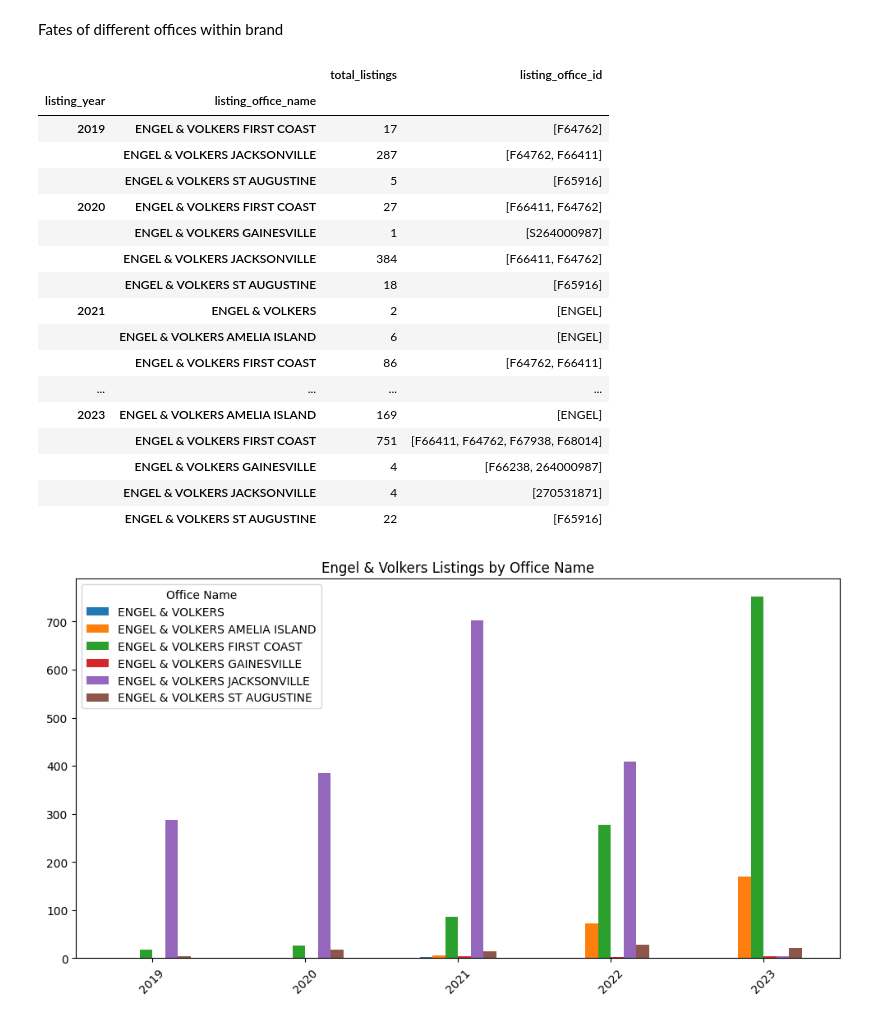
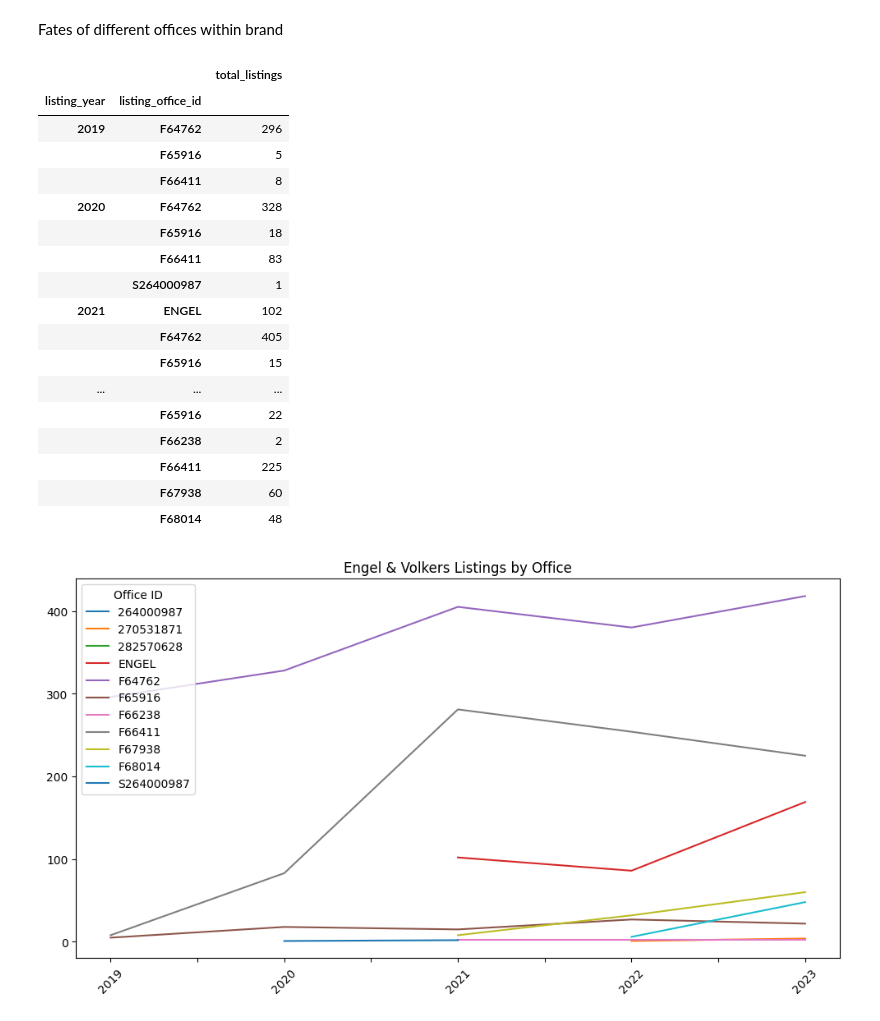
Before and after one commit to altos-research/housingwire-cl, a Jupyter notebook: Jacksonville/MoreEDA.ipynb, the cells around one changed output. Saved outputs shown, nothing was run; the diff lists cells and outputs as text; code cells hidden in the pictures.

```diff
--- a/Jacksonville/MoreEDA.ipynb
+++ b/Jacksonville/MoreEDA.ipynb
@@ -157,39 +163,39 @@ ev = ev.loc[ev.geographic=='Jacksonville, FL']
 ev['listing_office_name'] = ev.listing_office_name.str.upper().str.strip()
 ev = ev.loc[ev.listing_office_name.isin(offices)]
 ev.reset_index(inplace=True, drop=True)
-ev = ev[['listing_year', 'listing_office_name', 'total_listings', 'listing_office_id']].groupby(['listing_year', 'listing_office_name']).agg({'total_listings':'sum', 'listing_office_id':'unique'})
+ev = ev[['listing_year', 'total_listings', 'listing_office_id']].groupby(['listing_year', 'listing_office_id']).sum()
 ev
 # %% [output]
-|  |  | total_listings | listing_office_id |
-| listing_year | listing_office_name |  |  |
-| 2019 | ENGEL & VOLKERS FIRST COAST | 17 | [F64762] |
-|  | ENGEL & VOLKERS JACKSONVILLE | 287 | [F64762, F66411] |
-|  | ENGEL & VOLKERS ST AUGUSTINE | 5 | [F65916] |
-| 2020 | ENGEL & VOLKERS FIRST COAST | 27 | [F66411, F64762] |
-|  | ENGEL & VOLKERS GAINESVILLE | 1 | [S264000987] |
-|  | ENGEL & VOLKERS JACKSONVILLE | 384 | [F66411, F64762] |
-|  | ENGEL & VOLKERS ST AUGUSTINE | 18 | [F65916] |
-| 2021 | ENGEL & VOLKERS | 2 | [ENGEL] |
-|  | ENGEL & VOLKERS AMELIA ISLAND | 6 | [ENGEL] |
-|  | ENGEL & VOLKERS FIRST COAST | 86 | [F64762, F66411] |
-| ... | ... | ... | ... |
-| 2023 | ENGEL & VOLKERS AMELIA ISLAND | 169 | [ENGEL] |
-|  | ENGEL & VOLKERS FIRST COAST | 751 | [F66411, F64762, F67938, F68014] |
-|  | ENGEL & VOLKERS GAINESVILLE | 4 | [F66238, 264000987] |
-|  | ENGEL & VOLKERS JACKSONVILLE | 4 | [270531871] |
-|  | ENGEL & VOLKERS ST AUGUSTINE | 22 | [F65916] |
+|  |  | total_listings |
+| listing_year | listing_office_id |  |
+| 2019 | F64762 | 296 |
+|  | F65916 | 5 |
+|  | F66411 | 8 |
+| 2020 | F64762 | 328 |
+|  | F65916 | 18 |
+|  | F66411 | 83 |
+|  | S264000987 | 1 |
+| 2021 | ENGEL | 102 |
+|  | F64762 | 405 |
+|  | F65916 | 15 |
+| ... | ... | ... |
+|  | F65916 | 22 |
+|  | F66238 | 2 |
+|  | F66411 | 225 |
+|  | F67938 | 60 |
+|  | F68014 | 48 |
 # %%
 forPlt = ev.reset_index()
 forPlt.columns.name = None
 forPlt['listing_year'] = forPlt.listing_year.astype('str')
-forPlt.rename(columns={'listing_office_name':'Office Name'}, inplace=True)
-forPlt.drop(columns='listing_office_id', inplace=True)
-_ = forPlt.pivot(columns='Office Name', index='listing_year', values='total_listings').plot(
-    title='Engel & Volkers Listings by Office Name',
+forPlt.rename(columns={'listing_office_id':'Office ID'}, inplace=True)
+forPlt.sort_values(by=['listing_year', 'total_listings'], inplace=True)
+_ = forPlt.pivot(columns='Office ID', index='listing_year', values='total_listings').plot(
+    title='Engel & Volkers Listings by Office',
     xlabel='',
     figsize=(12,6),
-    kind='bar',
+    kind='line',
     rot=45
 )
 # %% [output]
-[figure, old version]
+[figure, new version]
```
Also changed, not shown: parts of 3 cells of this notebook.
